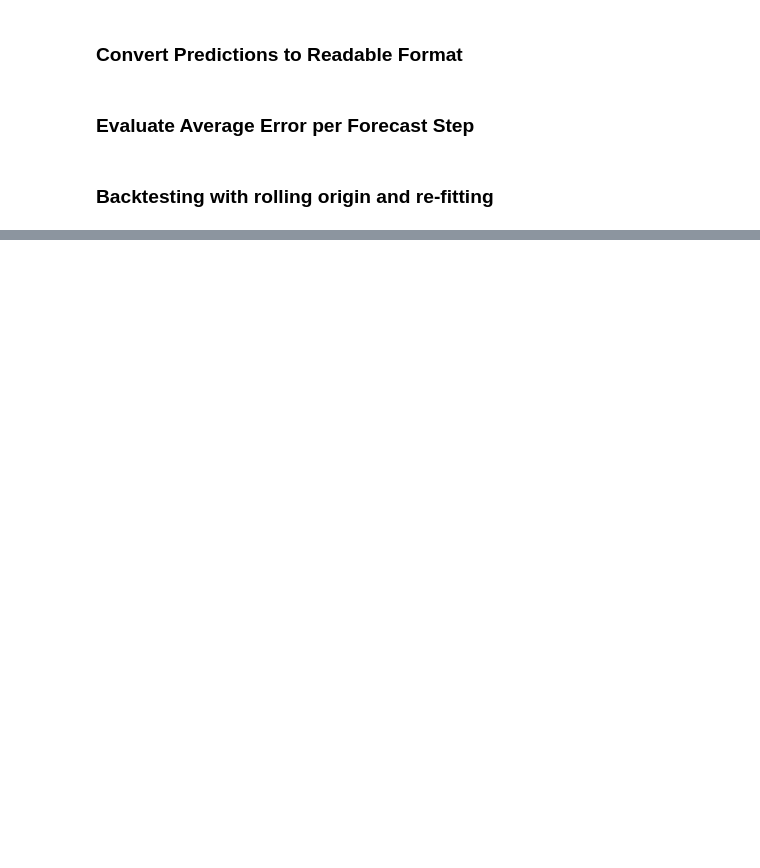
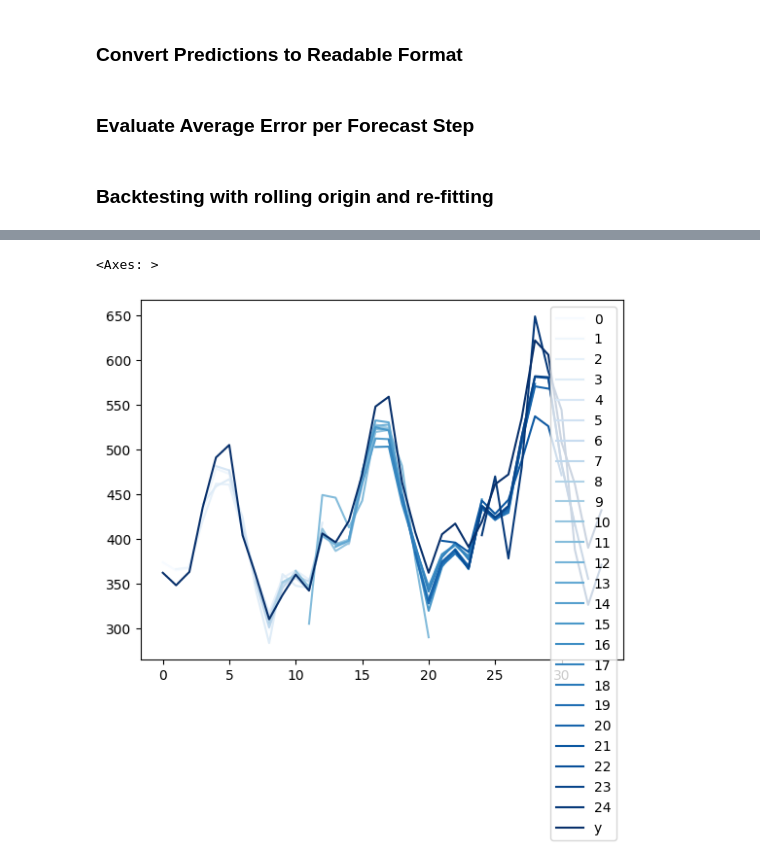
Before and after one commit to karl-richter/ModularProphet, a Jupyter notebook: forecaster.ipynb, the cells around one changed output, grey strips where cells are left out. Cells and saved outputs as stored; diff of their text form; code cells hidden in the pictures; blank space fills up the shorter version.

```diff
--- a/forecaster.ipynb
+++ b/forecaster.ipynb
@@ -159 +161,8 @@ HPU available: False, using: 0 HPUs
+# %%
+predictions_combined = pd.DataFrame(np.array(predictions)).T[:-1]
+predictions_combined["y"] = df[-len(predictions_combined):]["y"].values
+predictions_combined.plot(colormap="Blues")
+# %% [output]
+<Axes: >
+[figure, added]
 # %%
```
Also changed, not shown: parts of 21 cells of this notebook.
